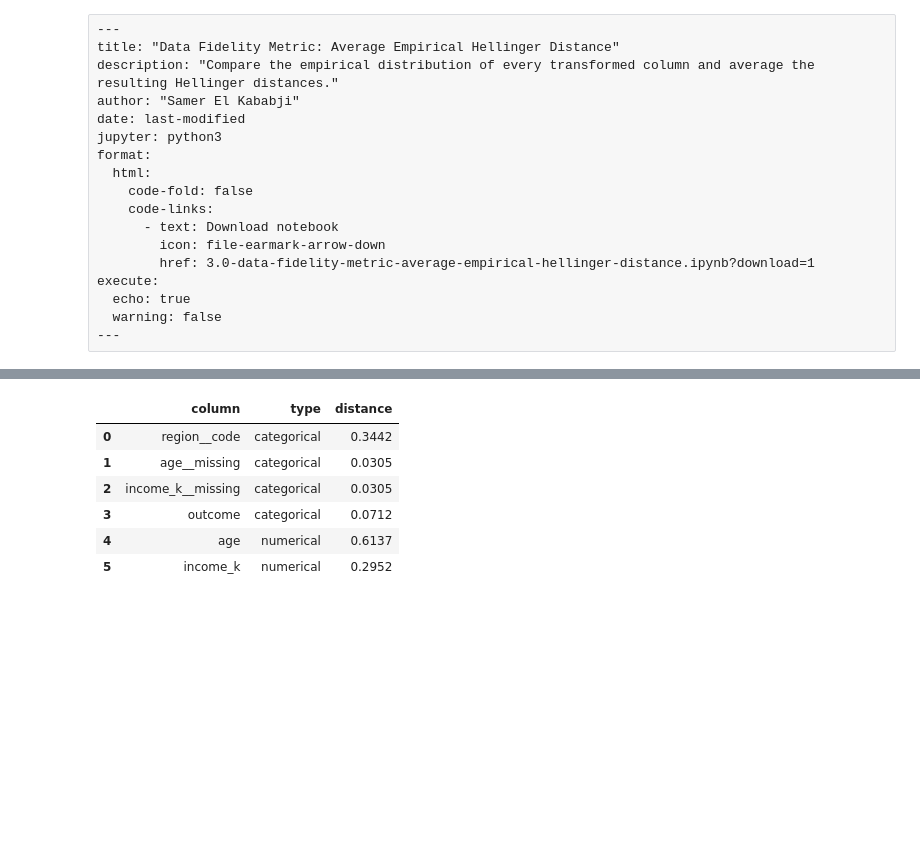
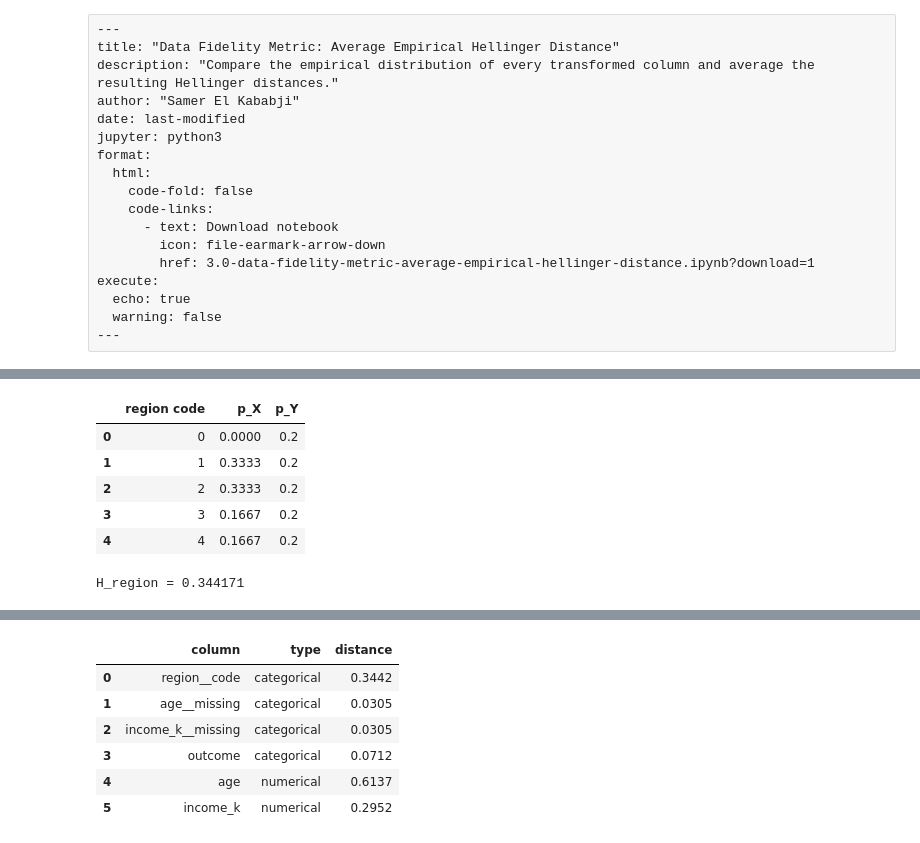
Before and after one commit to EulerLettersAI/math-to-code, a Jupyter notebook: lessons/tabular-dataset-comparison-metrics/3.0-data-fidelity-metric-average-empirical-hellinger-distance.ipynb, the cells around one changed output, grey strips where cells are left out. Drawn from its saved outputs; the diff is of its cells as text; code cells hidden in the pictures; blank space fills up the shorter version.

```diff
--- a/lessons/tabular-dataset-comparison-metrics/3.0-data-fidelity-metric-average-empirical-hellinger-distance.ipynb
+++ b/lessons/tabular-dataset-comparison-metrics/3.0-data-fidelity-metric-average-empirical-hellinger-distance.ipynb
@@ -81,0 +134,26 @@ Every transformed column receives equal weight, regardless of its datatype or nu
+# %%
+#| label: categorical-hellinger-example
+
+region_levels, region_p_X, region_p_Y = categorical_probability_vectors(
+    X_tilde["region__code"],
+    Y_tilde["region__code"],
+)
+region_probabilities = pd.DataFrame(
+    {
+        "region code": region_levels,
+        "p_X": region_p_X,
+        "p_Y": region_p_Y,
+    }
+)
+H_region = hellinger_distance(region_p_X, region_p_Y)
+
+display(region_probabilities.round(4))
+print(f"H_region = {H_region:.6f}")
+# %% [output]
+|  | region code | p_X | p_Y |
+| 0 | 0 | 0.0000 | 0.2 |
+| 1 | 1 | 0.3333 | 0.2 |
+| 2 | 2 | 0.3333 | 0.2 |
+| 3 | 3 | 0.1667 | 0.2 |
+| 4 | 4 | 0.1667 | 0.2 |
+H_region = 0.344171
```
Also changed, not shown: parts of 22 cells of this notebook.
